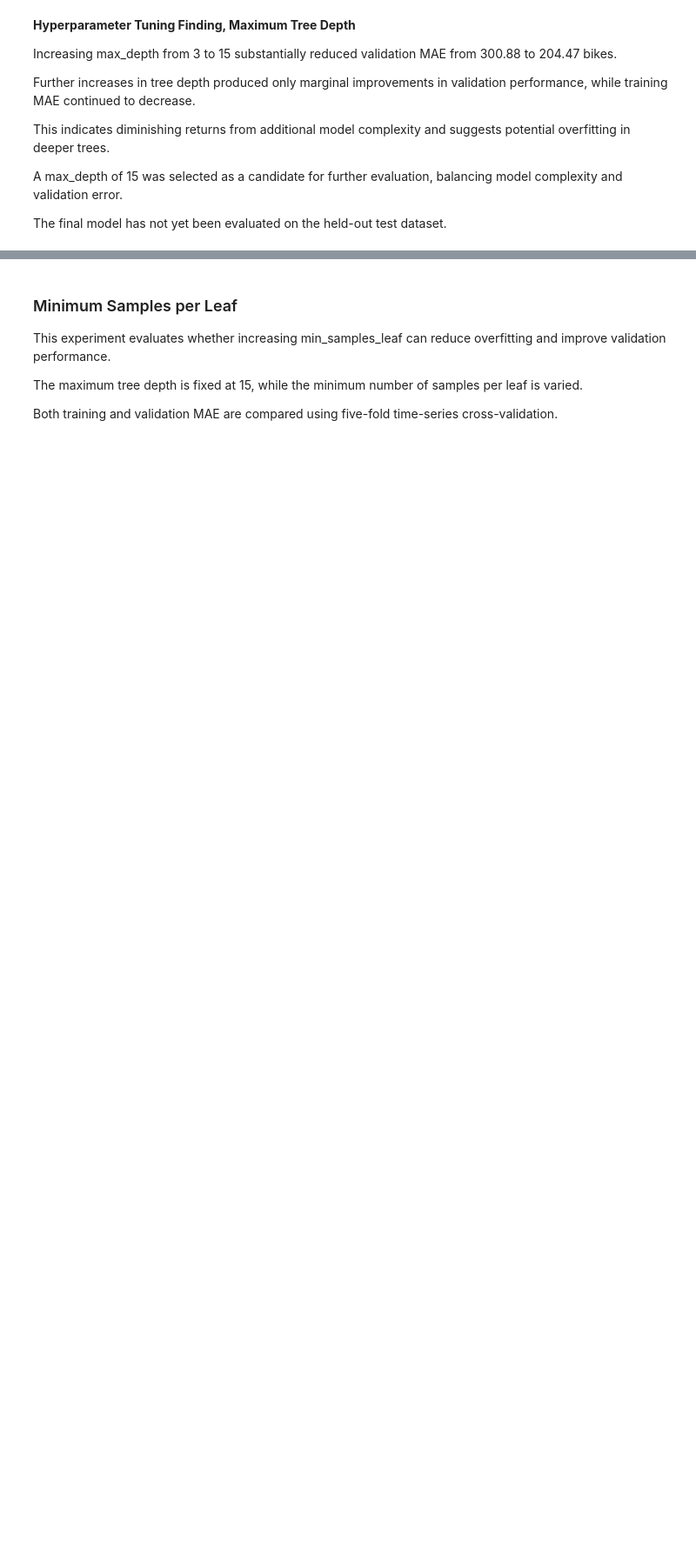
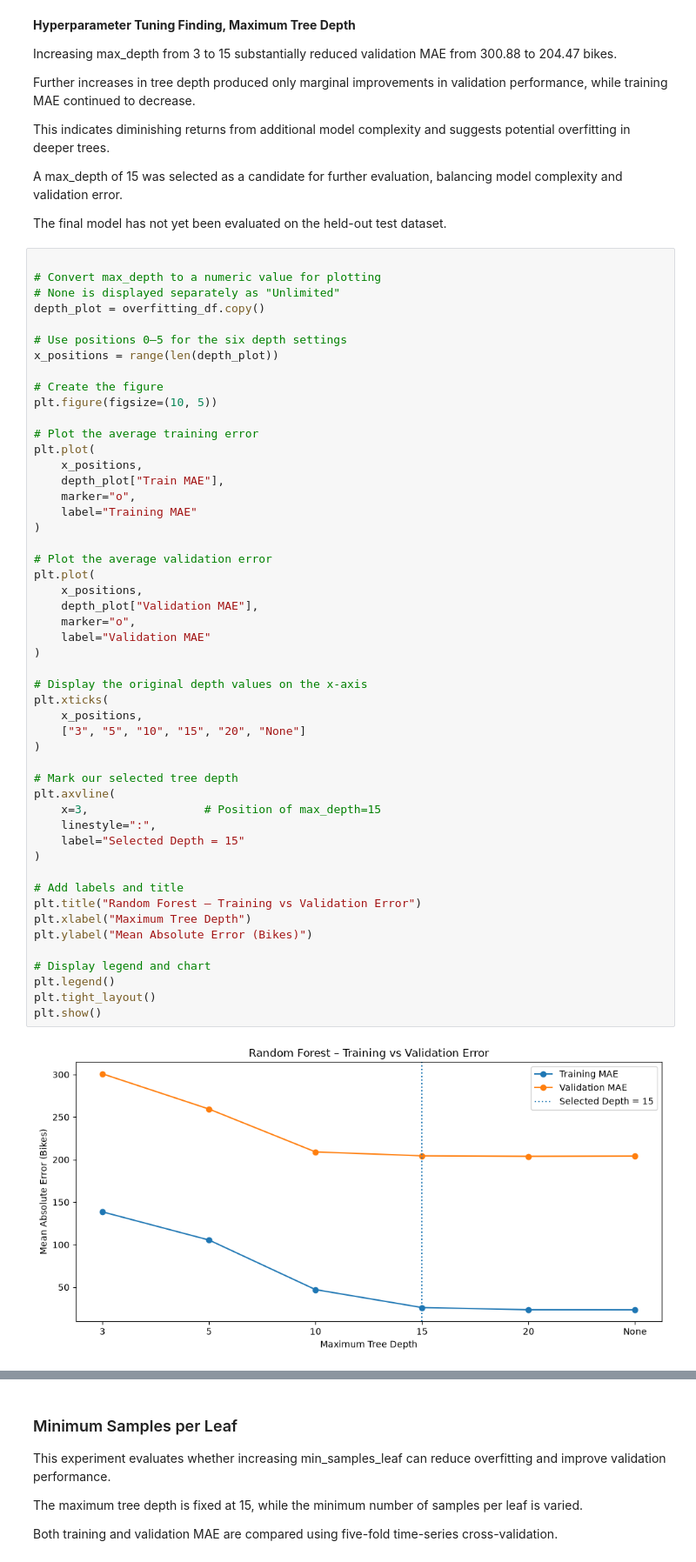
Before and after one commit to ChandaNovent/BikeFlow, a Jupyter notebook: 01_bikeflow_analysis.ipynb, the cells around one changed output, grey strips where cells are left out. Shown at 87% size. Saved outputs shown, nothing was run; the diff lists cells and outputs as text; blank space fills up the shorter version.

```diff
--- a/01_bikeflow_analysis.ipynb
+++ b/01_bikeflow_analysis.ipynb
@@ -1831,3 +1827,55 @@ evaluation, balancing model complexity and validation error.
 
 The final model has not yet been evaluated on the held-out
 test dataset.
+# %%
+
+# Convert max_depth to a numeric value for plotting
+# None is displayed separately as "Unlimited"
+depth_plot = overfitting_df.copy()
+
+# Use positions 0–5 for the six depth settings
+x_positions = range(len(depth_plot))
+
+# Create the figure
+plt.figure(figsize=(10, 5))
+
+# Plot the average training error
+plt.plot(
+    x_positions,
+    depth_plot["Train MAE"],
+    marker="o",
+    label="Training MAE"
+)
+
+# Plot the average validation error
+plt.plot(
+    x_positions,
+    depth_plot["Validation MAE"],
+    marker="o",
+    label="Validation MAE"
+)
+
+# Display the original depth values on the x-axis
+plt.xticks(
+    x_positions,
+    ["3", "5", "10", "15", "20", "None"]
+)
+
+# Mark our selected tree depth
+plt.axvline(
+    x=3,                 # Position of max_depth=15
+    linestyle=":",
+    label="Selected Depth = 15"
+)
+
+# Add labels and title
+plt.title("Random Forest – Training vs Validation Error")
+plt.xlabel("Maximum Tree Depth")
+plt.ylabel("Mean Absolute Error (Bikes)")
+
+# Display legend and chart
+plt.legend()
+plt.tight_layout()
+plt.show()
+# %% [output]
+[figure, added]
```
Also changed, not shown: parts of 16 cells of this notebook.
